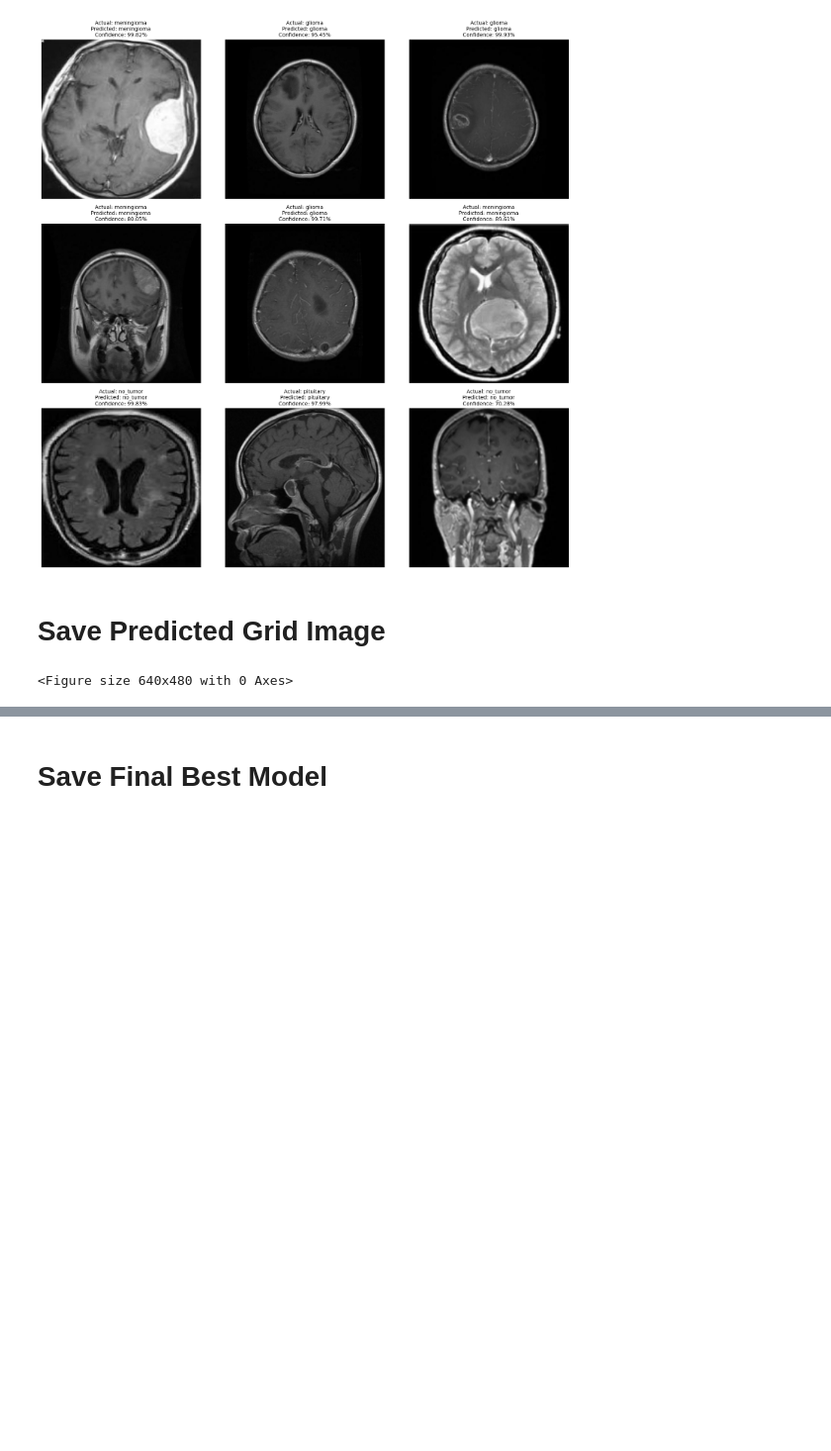
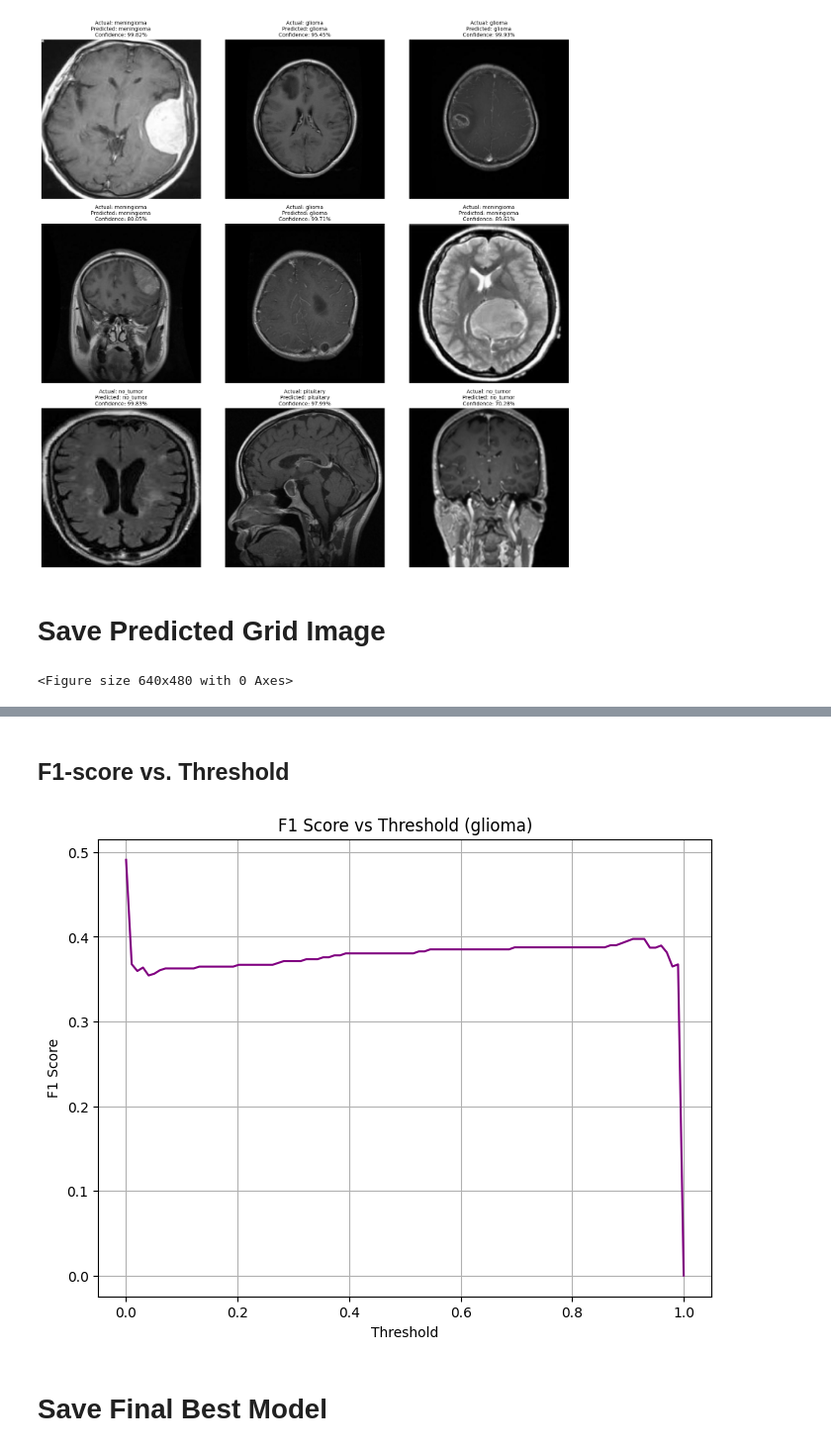
Before and after one commit to Sumit-Prasad01/Brain-Tumor-MRI-Image-Classification, a Jupyter notebook: notebooks/3_Transfer_Learning.ipynb, the cells around one changed output, grey strips where cells are left out. Shown at 99% size. Drawn from its saved outputs; the diff is of its cells as text; code cells hidden in the pictures; blank space fills up the shorter version.

```diff
--- a/notebooks/3_Transfer_Learning.ipynb
+++ b/notebooks/3_Transfer_Learning.ipynb
@@ -357,3 +507,35 @@ plt.savefig("../results/predictions_grid.png")
+# %% [markdown]
+## F1-score vs. Threshold
+# %%
+from sklearn.metrics import f1_score
+
+# Select the class index you want to analyze (e.g., 0 for the first class)
+class_index = 0
+class_name = class_names[class_index]  # Get readable class name
+
+# Thresholds to evaluate
+thresholds = np.linspace(0, 1, 100)
+f1s = []
+
+# Loop through thresholds to compute F1 scores
+for thresh in thresholds:
+    preds_thresh = (y_pred_probs[:, class_index] >= thresh).astype(int)
+    f1 = f1_score(y_true_binarized[:, class_index], preds_thresh)
+    f1s.append(f1)
+
+# Plotting
+plt.figure(figsize=(8, 6))
+plt.plot(thresholds, f1s, color='purple')
+plt.xlabel('Threshold')
+plt.ylabel('F1 Score')
+plt.title(f'F1 Score vs Threshold ({class_name})')
+plt.grid(True)
+
+# Save and show the plot
+plt.savefig(f"../results/Transfer_Learning_CNN_f1_score_vs_threshold_{class_name}.png")
+plt.show()
+# %% [output]
+[figure, added]
 # %% [markdown]
 # Save Final Best Model
 # %%
```
Also changed, not shown: parts of 16 cells of this notebook, 4 other files.
